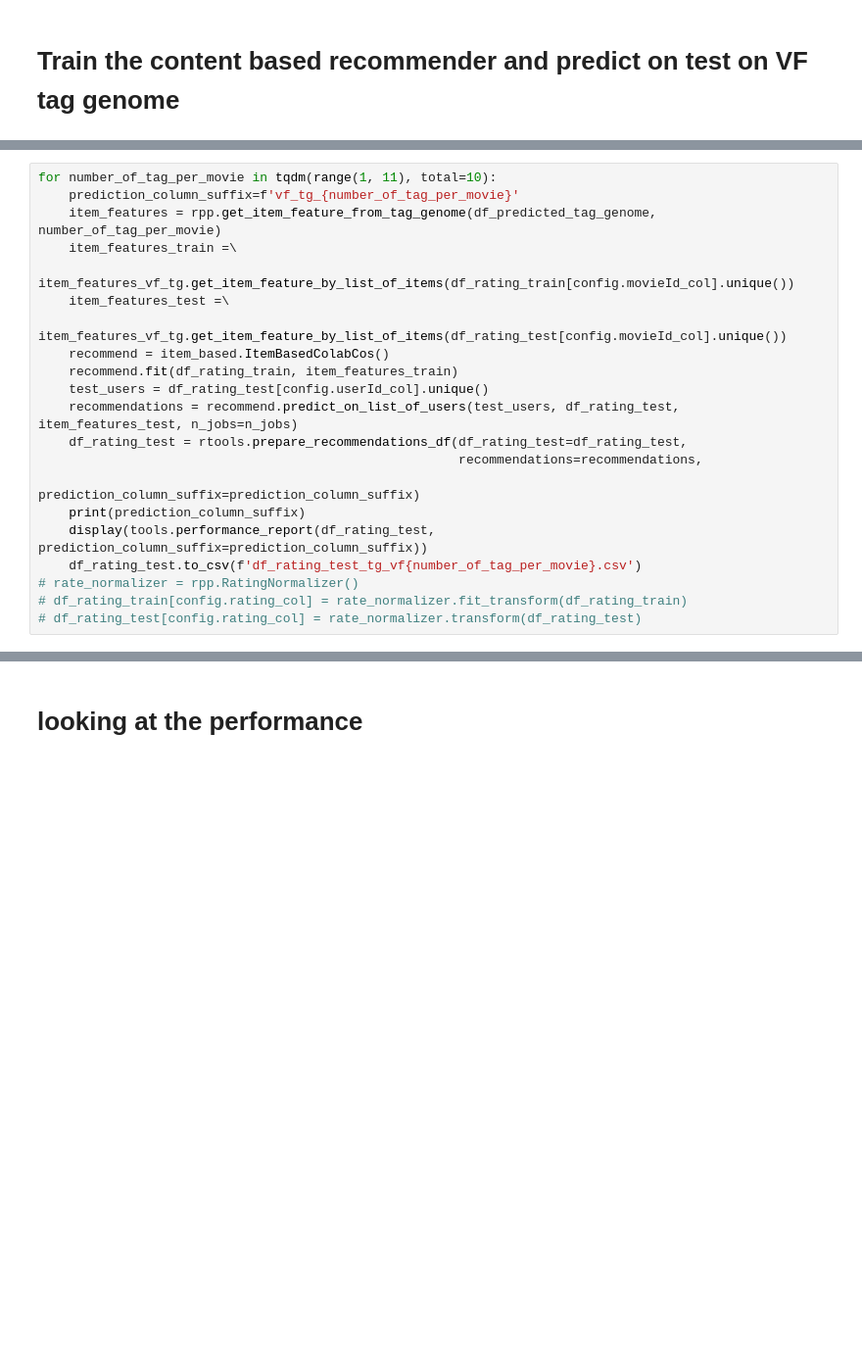
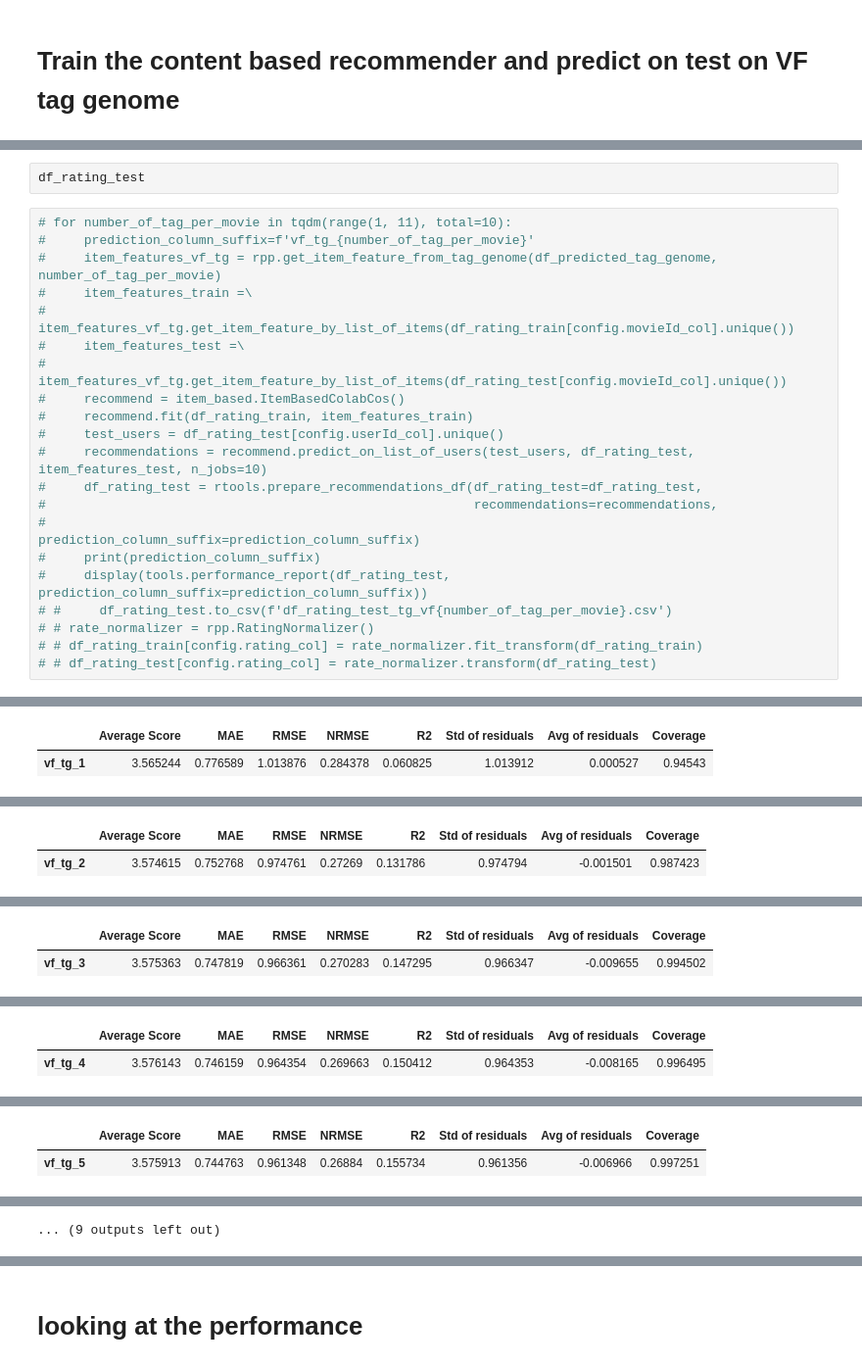
Before and after one commit to fmoghaddam/VisualFeature, a Jupyter notebook: recommender_on_vf_tag.ipynb, the cells around one changed output, grey strips where cells are left out. Shown: that part at 98% size. Drawn from its saved outputs; the diff is of its cells as text; blank space fills up the shorter version.

```diff
--- a/recommender_on_vf_tag.ipynb
+++ b/recommender_on_vf_tag.ipynb
@@ -172,23 +179,25 @@ item_features_vf_tg.get_item_feature_by_list_of_items(df_rating_test[config.movi
+# %%
+df_rating_test
 # %%
-for number_of_tag_per_movie in tqdm(range(1, 11), total=10):
-    prediction_column_suffix=f'vf_tg_{number_of_tag_per_movie}'
-    item_features = rpp.get_item_feature_from_tag_genome(df_predicted_tag_genome, number_of_tag_per_movie)
-    item_features_train =\
-        item_features_vf_tg.get_item_feature_by_list_of_items(df_rating_train[config.movieId_col].unique())
-    item_features_test =\
-        item_features_vf_tg.get_item_feature_by_list_of_items(df_rating_test[config.movieId_col].unique())
-    recommend = item_based.ItemBasedColabCos()
-    recommend.fit(df_rating_train, item_features_train)
-    test_users = df_rating_test[config.userId_col].unique()
-    recommendations = recommend.predict_on_list_of_users(test_users, df_rating_test, item_features_test, n_jobs=n_jobs)
-    df_rating_test = rtools.prepare_recommendations_df(df_rating_test=df_rating_test,
-                                                       recommendations=recommendations,
-                                                       prediction_column_suffix=prediction_column_suffix)
-    print(prediction_column_suffix)
-    display(tools.performance_report(df_rating_test, prediction_column_suffix=prediction_column_suffix))
-    df_rating_test.to_csv(f'df_rating_test_tg_vf{number_of_tag_per_movie}.csv')
-# rate_normalizer = rpp.RatingNormalizer()
-# df_rating_train[config.rating_col] = rate_normalizer.fit_transform(df_rating_train)
-# df_rating_test[config.rating_col] = rate_normalizer.transform(df_rating_test)
+# for number_of_tag_per_movie in tqdm(range(1, 11), total=10):
+#     prediction_column_suffix=f'vf_tg_{number_of_tag_per_movie}'
+#     item_features_vf_tg = rpp.get_item_feature_from_tag_genome(df_predicted_tag_genome, number_of_tag_per_movie)
+#     item_features_train =\
+#         item_features_vf_tg.get_item_feature_by_list_of_items(df_rating_train[config.movieId_col].unique())
+#     item_features_test =\
+#         item_features_vf_tg.get_item_feature_by_list_of_items(df_rating_test[config.movieId_col].unique())
+#     recommend = item_based.ItemBasedColabCos()
+#     recommend.fit(df_rating_train, item_features_train)
+#     test_users = df_rating_test[config.userId_col].unique()
+#     recommendations = recommend.predict_on_list_of_users(test_users, df_rating_test, item_features_test, n_jobs=10)
+#     df_rating_test = rtools.prepare_recommendations_df(df_rating_test=df_rating_test,
+#                                                        recommendations=recommendations,
+#                                                        prediction_column_suffix=prediction_column_suffix)
+#     print(prediction_column_suffix)
+#     display(tools.performance_report(df_rating_test, prediction_column_suffix=prediction_column_suffix))
+# #     df_rating_test.to_csv(f'df_rating_test_tg_vf{number_of_tag_per_movie}.csv')
+# # rate_normalizer = rpp.RatingNormalizer()
+# # df_rating_train[config.rating_col] = rate_normalizer.fit_transform(df_rating_train)
+# # df_rating_test[config.rating_col] = rate_normalizer.transform(df_rating_test)
 # %% [output]
 [interactive output not drawn]
@@ -194,0 +206,2 @@ for number_of_tag_per_movie in tqdm(range(1, 11), total=10):
+|  | Average Score | MAE | RMSE | NRMSE | R2 | Std of residuals | Avg of residuals | Coverage |
+| vf_tg_1 | 3.565244 | 0.776589 | 1.013876 | 0.284378 | 0.060825 | 1.013912 | 0.000527 | 0.94543 |
@@ -194,0 +210,2 @@ for number_of_tag_per_movie in tqdm(range(1, 11), total=10):
+|  | Average Score | MAE | RMSE | NRMSE | R2 | Std of residuals | Avg of residuals | Coverage |
+| vf_tg_2 | 3.574615 | 0.752768 | 0.974761 | 0.27269 | 0.131786 | 0.974794 | -0.001501 | 0.987423 |
@@ -194,0 +214,2 @@ for number_of_tag_per_movie in tqdm(range(1, 11), total=10):
+|  | Average Score | MAE | RMSE | NRMSE | R2 | Std of residuals | Avg of residuals | Coverage |
+| vf_tg_3 | 3.575363 | 0.747819 | 0.966361 | 0.270283 | 0.147295 | 0.966347 | -0.009655 | 0.994502 |
@@ -194,0 +218,2 @@ for number_of_tag_per_movie in tqdm(range(1, 11), total=10):
+|  | Average Score | MAE | RMSE | NRMSE | R2 | Std of residuals | Avg of residuals | Coverage |
+| vf_tg_4 | 3.576143 | 0.746159 | 0.964354 | 0.269663 | 0.150412 | 0.964353 | -0.008165 | 0.996495 |
@@ -194,0 +222,2 @@ for number_of_tag_per_movie in tqdm(range(1, 11), total=10):
+|  | Average Score | MAE | RMSE | NRMSE | R2 | Std of residuals | Avg of residuals | Coverage |
+| vf_tg_5 | 3.575913 | 0.744763 | 0.961348 | 0.26884 | 0.155734 | 0.961356 | -0.006966 | 0.997251 |
@@ -194,0 +226 @@ for number_of_tag_per_movie in tqdm(range(1, 11), total=10):
+... (9 outputs left out)
```
Also changed, not shown: parts of 10 cells of this notebook, 3 other files.
